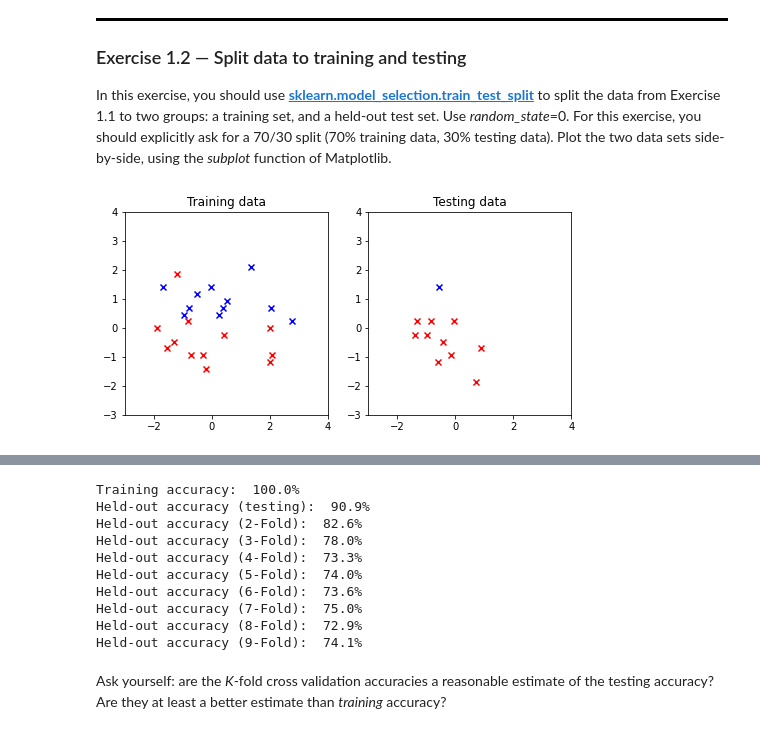
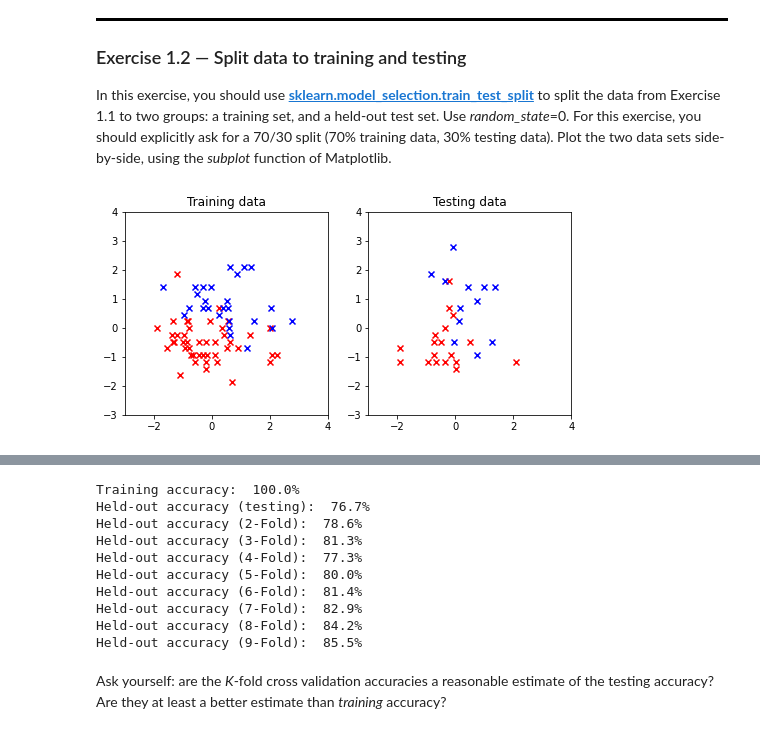
Before and after one commit to alimus22/SOEN, a Jupyter notebook: COMP432/lab8/lab8-exercises.ipynb, the cells around one changed output, grey strips where cells are left out. Cells and saved outputs as stored; diff of their text form; code cells hidden in the pictures.

```diff
--- a/COMP432/lab8/lab8-exercises.ipynb
+++ b/COMP432/lab8/lab8-exercises.ipynb
@@ -67,10 +67,10 @@ Your plot should look like the figure below.
 # %%
 # Your code here. Aim for 6-8 lines.
 data_train = np.loadtxt('exercise1.csv', delimiter=',', skiprows=1);
-X_train = data_train[:, :2].astype(np.float64).reshape(-1, 2);
-X_train = sklearn.preprocessing.StandardScaler().fit(X_train).transform(X_train)
-y_train = data_train[:, 2].astype(np.int32);
-plot_data(X_train, y_train);
+X_set = data_train[:, :2].astype(np.float64).reshape(-1, 2);
+X_set = sklearn.preprocessing.StandardScaler().fit(X_set).transform(X_set)
+y_set = data_train[:, 2].astype(np.int32);
+plot_data(X_set, y_set);
 # %% [output]
 [figure]
 # %% [markdown]
@@ -80,17 +80,17 @@ plot_data(X_train, y_train);
 In this exercise, you should use  **[sklearn.model_selection.train_test_split](https://scikit-learn.org/stable/modules/generated/sklearn.model_selection.train_test_split.html)** to split the data from Exercise 1.1 to two groups: a training set, and a held-out test set. Use *random_state*=0. For this exercise, you should explicitly ask for a 70/30 split (70% training data, 30% testing data). Plot the two data sets side-by-side, using the *subplot* function of Matplotlib.
 # %%
 # Your code here. Aim for 6-10 lines.
-(X_train, X_test, y_train, y_test) = sklearn.model_selection.train_test_split(X_train, y_train, random_state=0, test_size=0.3);
+(X_train, X_test, y_train, y_test) = sklearn.model_selection.train_test_split(X_set, y_set, random_state=0, test_size=0.3);
 
 plt.figure(figsize=(8 ,4));
 ax = plt.subplot(121);
 plot_data(X_train, y_train);
 ax.title.set_text('Training data');
 ax = plt.subplot(122);
 plot_data(X_test, y_test);
 ax.title.set_text('Testing data');
 # %% [output]
-[figure, old version]
+[figure, new version]
 # %% [markdown]
 <div style="border-bottom: 3px solid black; margin-bottom:5px"></div>
 
@@ -146,15 +146,15 @@ for i in range(2, 10):
     print(f'Held-out accuracy ({i}-Fold): {average * 100: .1f}%')
 # %% [output]
 Training accuracy:  100.0%
-Held-out accuracy (testing):  90.9%
-Held-out accuracy (2-Fold):  82.6%
-Held-out accuracy (3-Fold):  78.0%
-Held-out accuracy (4-Fold):  73.3%
-Held-out accuracy (5-Fold):  74.0%
-Held-out accuracy (6-Fold):  73.6%
-Held-out accuracy (7-Fold):  75.0%
-Held-out accuracy (8-Fold):  72.9%
-Held-out accuracy (9-Fold):  74.1%
+Held-out accuracy (testing):  76.7%
+Held-out accuracy (2-Fold):  78.6%
+Held-out accuracy (3-Fold):  81.3%
+Held-out accuracy (4-Fold):  77.3%
+Held-out accuracy (5-Fold):  80.0%
+Held-out accuracy (6-Fold):  81.4%
+Held-out accuracy (7-Fold):  82.9%
+Held-out accuracy (8-Fold):  84.2%
+Held-out accuracy (9-Fold):  85.5%
 # %% [markdown]
 Ask yourself: are the *K*-fold cross validation accuracies a reasonable estimate of the testing accuracy? Are they at least a better estimate than *training* accuracy?
 # %% [markdown]
```
Also changed, not shown: parts of 5 cells of this notebook, 1 other file.
